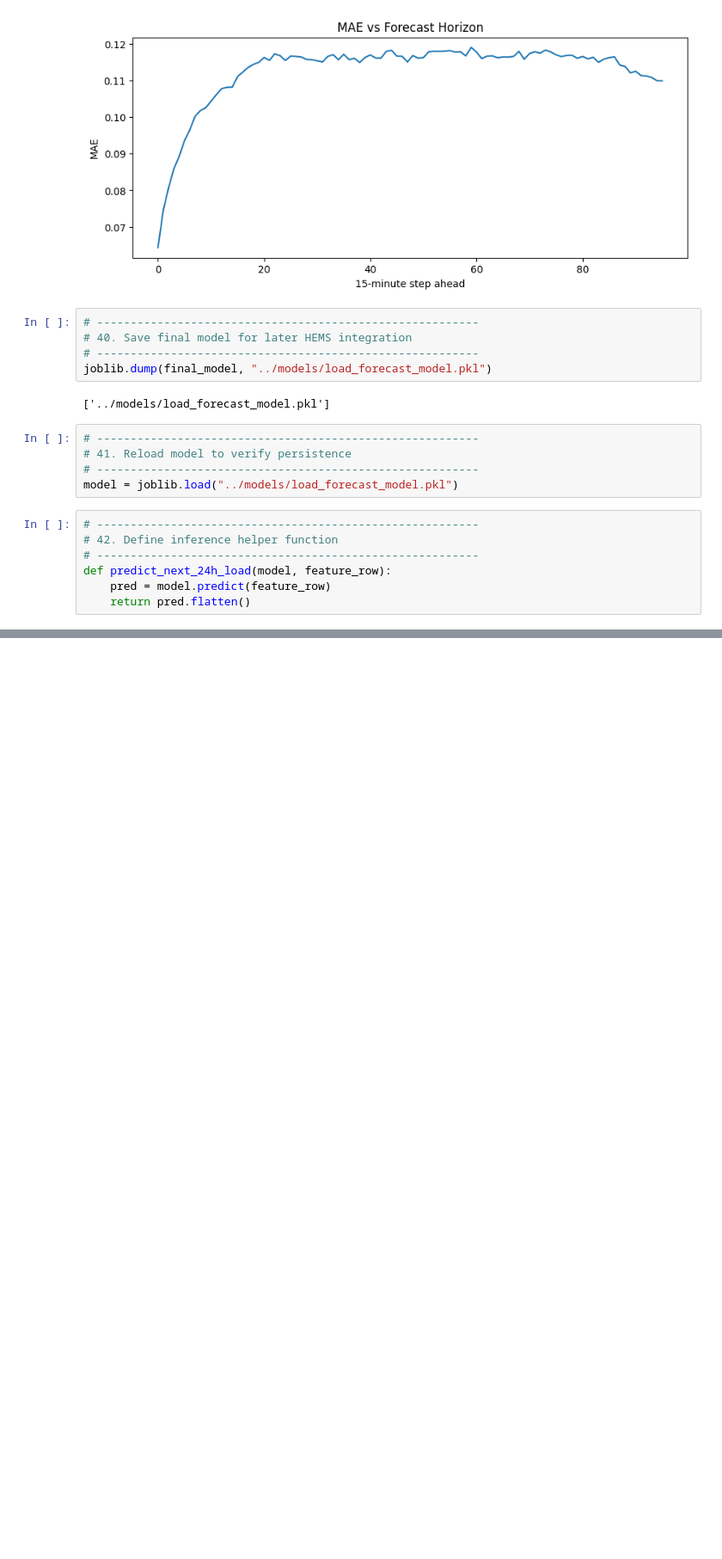
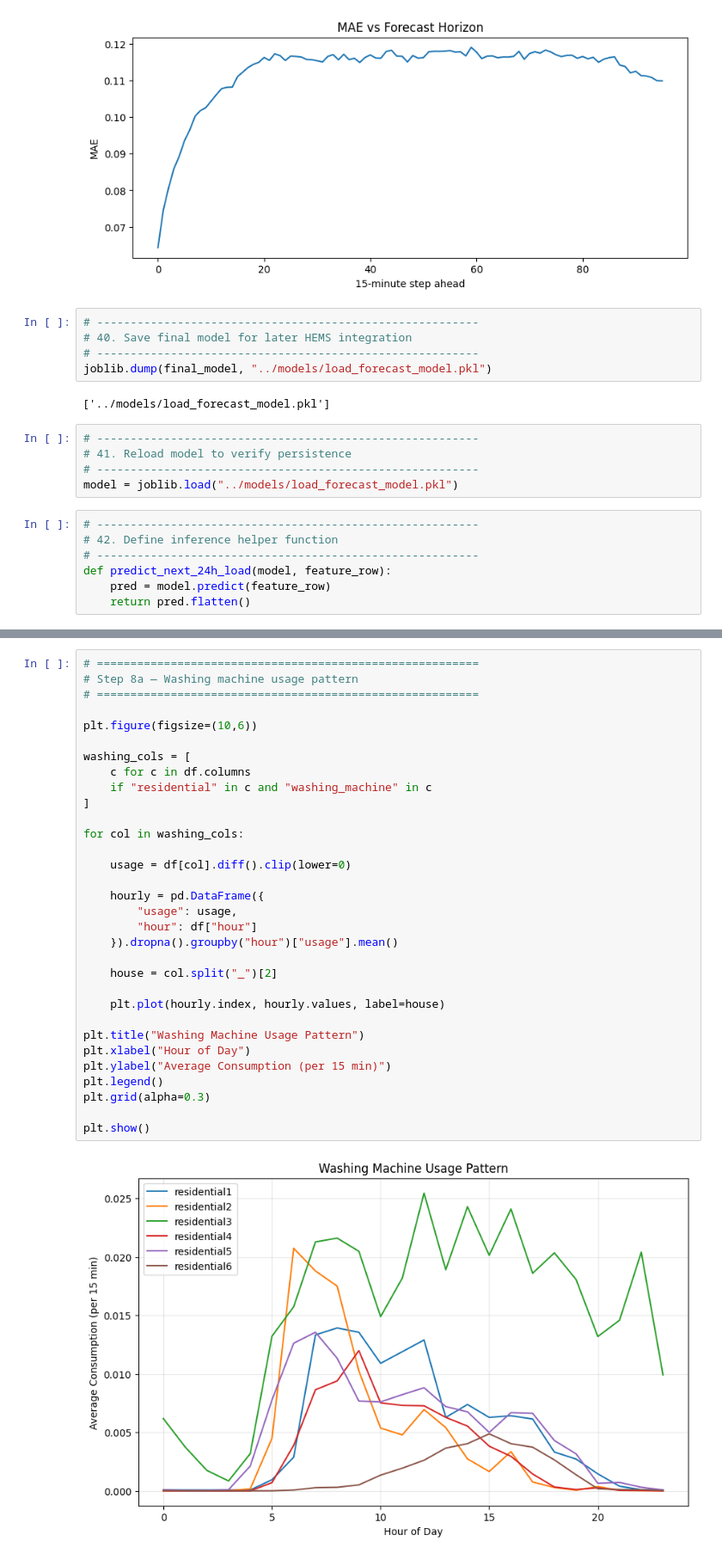
Before and after one commit to joschamz/hems-automation, a Jupyter notebook: models/Household Load-Mehdi-Refined Model.ipynb, the cells around one changed output, grey strips where cells are left out. Shown at 86% size. Drawn from its saved outputs; the diff is of its cells as text; blank space fills up the shorter version.

```diff
--- a/models/Household Load-Mehdi-Refined Model.ipynb
+++ b/models/Household Load-Mehdi-Refined Model.ipynb
@@ -848,0 +1313,34 @@ def predict_next_24h_load(model, feature_row):
+# %%
+# =========================================================
+# Step 8a — Washing machine usage pattern
+# =========================================================
+
+plt.figure(figsize=(10,6))
+
+washing_cols = [
+    c for c in df.columns
+    if "residential" in c and "washing_machine" in c
+]
+
+for col in washing_cols:
+
+    usage = df[col].diff().clip(lower=0)
+
+    hourly = pd.DataFrame({
+        "usage": usage,
+        "hour": df["hour"]
+    }).dropna().groupby("hour")["usage"].mean()
+
+    house = col.split("_")[2]
+
+    plt.plot(hourly.index, hourly.values, label=house)
+
+plt.title("Washing Machine Usage Pattern")
+plt.xlabel("Hour of Day")
+plt.ylabel("Average Consumption (per 15 min)")
+plt.legend()
+plt.grid(alpha=0.3)
+
+plt.show()
+# %% [output]
+[figure, added]
```
Also changed, not shown: parts of 14 cells of this notebook.
